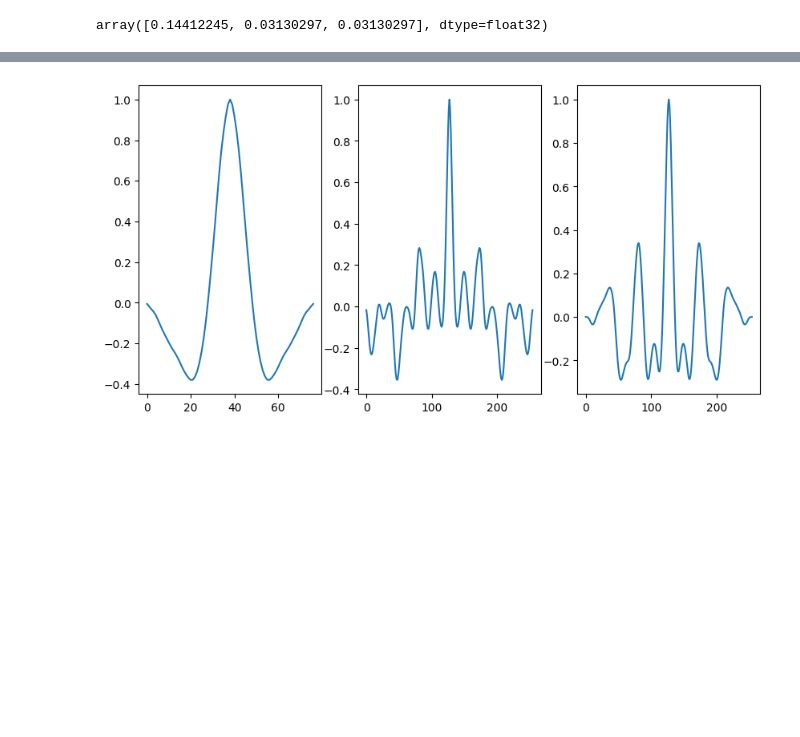
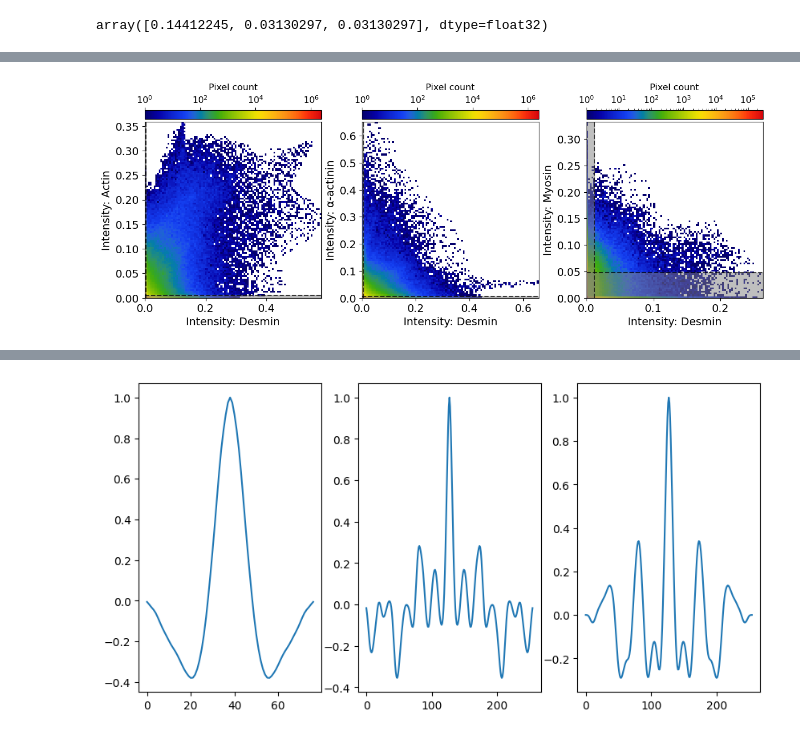
Before and after one commit to Jhko725/ProteinStructureReconstruction.jl, a Jupyter notebook: notebooks/analyze_sim.ipynb, the cells around one changed output, grey strips where cells are left out. Saved outputs shown, nothing was run; the diff lists cells and outputs as text; code cells hidden in the pictures; blank space fills up the shorter version.

```diff
--- a/notebooks/analyze_sim.ipynb
+++ b/notebooks/analyze_sim.ipynb
@@ -137,2 +309,44 @@ def pearson_r(x, y) -> float:
+# %%
+from mpl_toolkits.axes_grid1 import make_axes_locatable
+
+
+name_dict = {"actin": "Actin", "actinin": "α-actinin", "myosin": "Myosin"}
+
+fig, axes = plt.subplots(
+    1, 3, figsize=(12, 4), constrained_layout=True, gridspec_kw={"hspace": 0.3}
+)
+for k, ax in zip(("actin", "actinin", "myosin"), axes):
+    h = ax.hist2d(
+        np.asarray(data_chunk_dict[k][0]).flatten(),
+        np.asarray(data_chunk_dict[k][1]).flatten(),
+        bins=100,
+        norm=mcolors.LogNorm(),
+        cmap=cc.cm.rainbow4,
+    )
+    t, a, b = (
+        results_dict[k]["threshold"][0],
+        results_dict[k]["deming_slope"][0],
+        results_dict[k]["deming_intercept"][0],
+    )
+    ax.axvline(t, ls="--", color="black", alpha=0.7)
+    ax.axhline(a * t + b, ls="--", color="black", alpha=0.7)
+    ax.axvspan(0, t, color="gray", alpha=0.5)
+    ax.axhspan(0, a * t + b, color="gray", alpha=0.5)
+    ax.set_ylabel(f"Intensity: {name_dict[k]}")
+    ax.set_xlabel("Intensity: Desmin")
+
+    # ax.set_aspect("equal", "box")
+    divider = make_axes_locatable(ax)
+    cax = divider.append_axes("top", size="5%", pad=0.05)
+    ax.figure.colorbar(h[-1], cax=cax, orientation="horizontal")
+    cax.tick_params(labelsize="small")
+    cax.set_title("Pixel count", fontsize="small")
+    cax.xaxis.set_label_position("top")
+    cax.xaxis.set_ticks_position("top")
+fig.savefig(
+    "../figures/fig_2/2e/intensity_histograms.svg", dpi=500, bbox_inches="tight"
+)
+# %% [output]
+[figure, added]
 # %%
 X, Y = data[0, :, 0:128, :128].flatten(), data[1, :, 0:128, :128].flatten()
```
Also changed, not shown: parts of 30 cells of this notebook, 4 other files.
